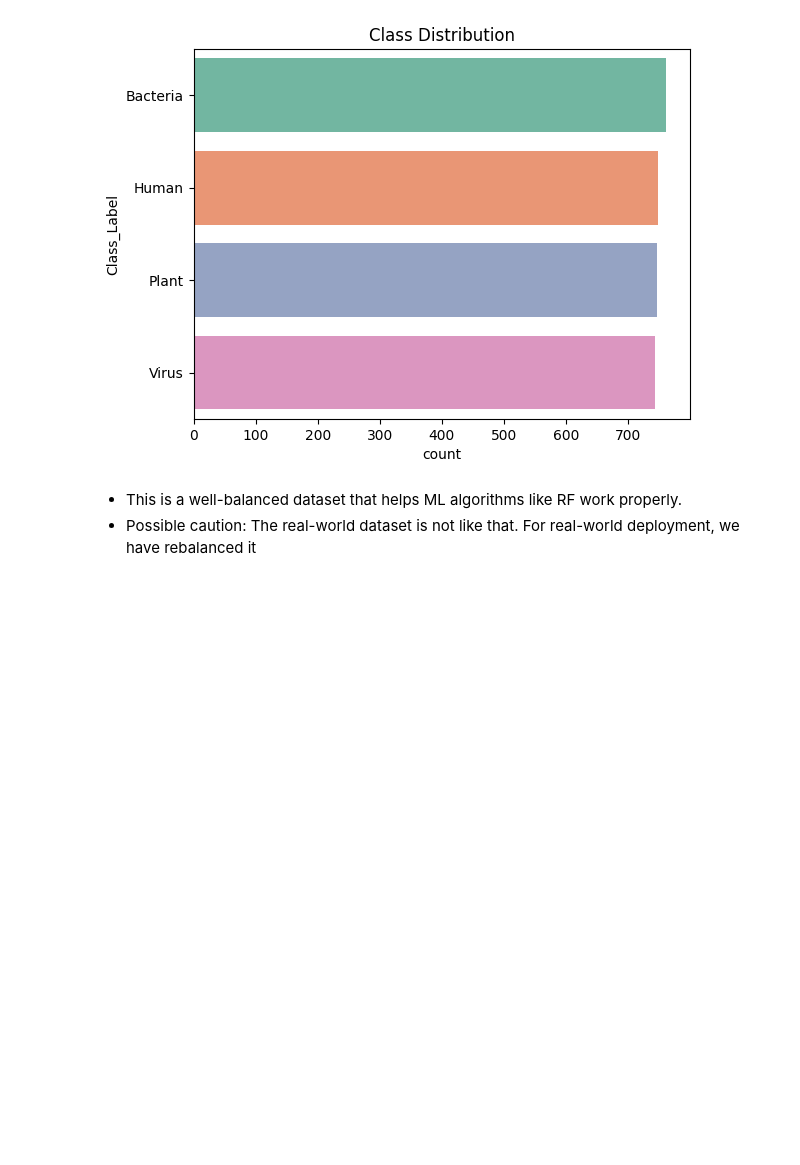
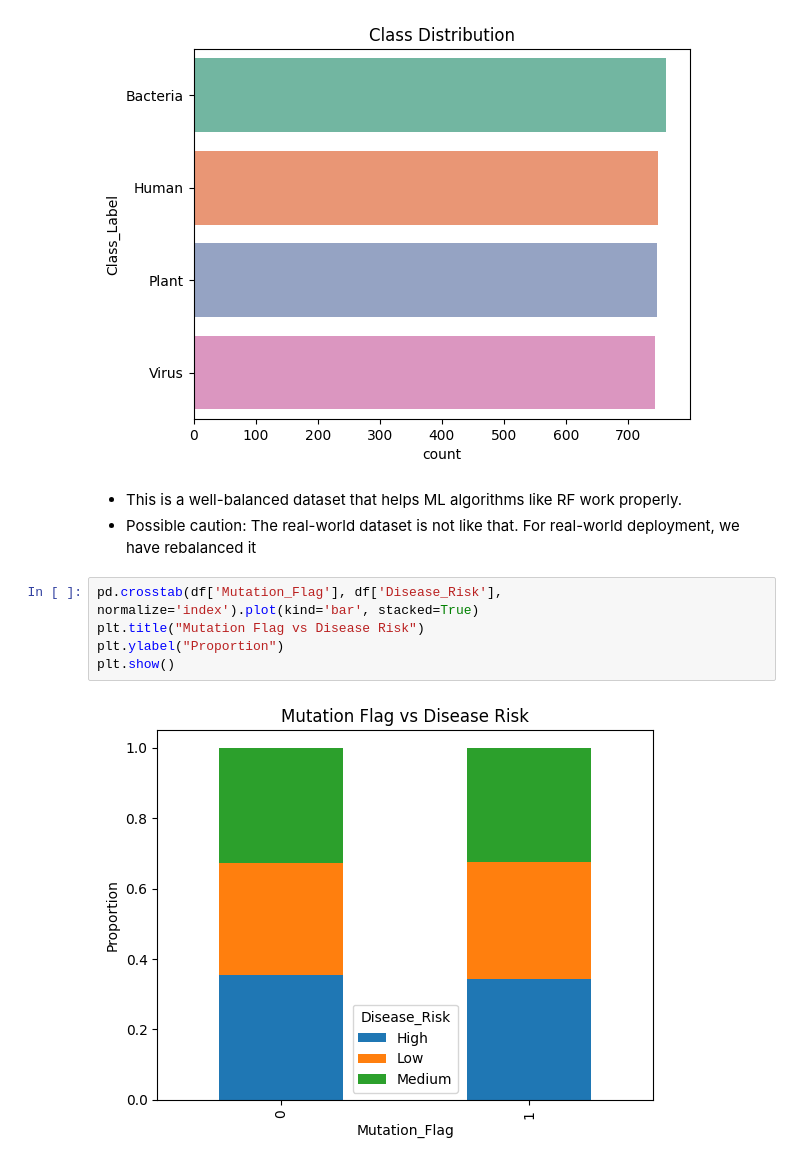
Before and after one commit to alabhastam/BioSeqClassifier, a Jupyter notebook: main.ipynb, the cells around one changed output. Drawn from its saved outputs; the diff is of its cells as text; blank space fills up the shorter version.

```diff
--- a/main.ipynb
+++ b/main.ipynb
@@ -142,3 +142,10 @@ plt.show()
 # %% [markdown]
 * This is a well-balanced dataset that helps ML algorithms like RF work properly.
 * Possible caution: The real-world dataset is not like that. For real-world deployment, we have rebalanced it
+# %%
+pd.crosstab(df['Mutation_Flag'], df['Disease_Risk'], normalize='index').plot(kind='bar', stacked=True)
+plt.title("Mutation Flag vs Disease Risk")
+plt.ylabel("Proportion")
+plt.show()
+# %% [output]
+[figure, added]
```
Also changed, not shown: parts of 8 cells of this notebook.
